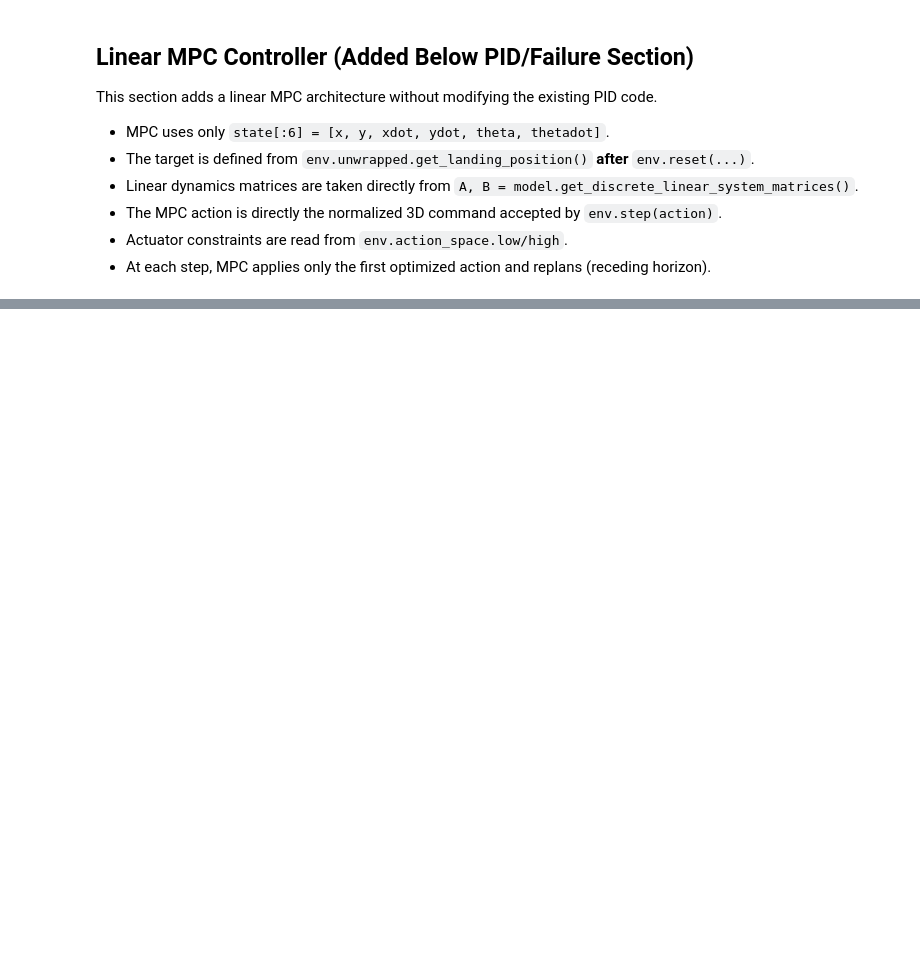
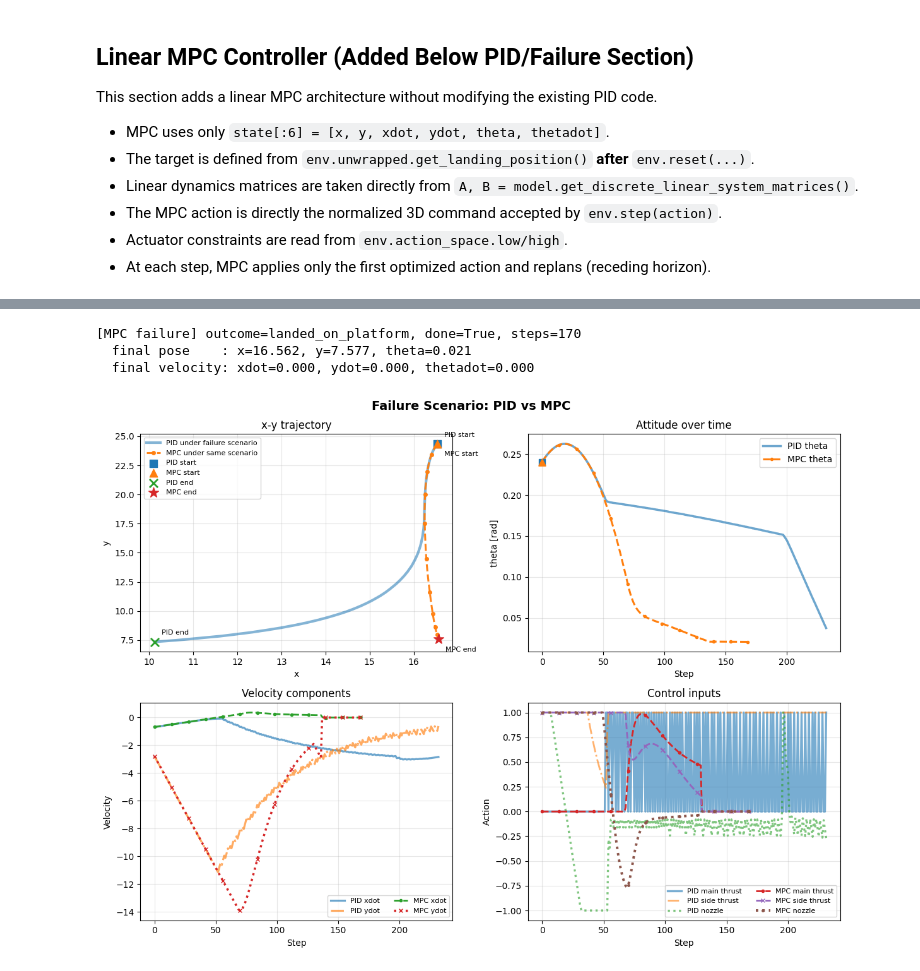
Before and after one commit to Kl51Chris/Personal-CodeBase-Control-Robotics-and-etc., a Jupyter notebook: ECE821/rocket_lander_2026.ipynb, the cells around one changed output, grey strips where cells are left out. Cells and saved outputs as stored; diff of their text form; code cells hidden in the pictures; blank space fills up the shorter version.

```diff
--- a/ECE821/rocket_lander_2026.ipynb
+++ b/ECE821/rocket_lander_2026.ipynb
@@ -911,24 +957,19 @@ def run_mpc_simulation(
 # Reuse existing PID failure args if present; otherwise replace placeholder below.
 if "proposed_failure_args" in globals():
     mpc_failure_env_args = proposed_failure_args
-elif "failure_env_args" in globals():
-    mpc_failure_env_args = failure_env_args
+    print("proposed_failure_args:")
+    print(proposed_failure_args)
 else:
     # Replace this with the same env_args used for the PID failure scenario.
     mpc_failure_env_args = {}
 
 # Example run (easy to comment out if not needed):
-# mpc_failure_result = run_mpc_simulation(
-#     env_args=mpc_failure_env_args,
-#     model=model,
-#     max_steps=2000,
-#     seed=0,
-#     horizon=25,
-#     theta_max=0.6,
-#     video_prefix="mpc_failure_trial",
-# )
-
-# Optional existing helpers (uncomment if desired and compatible with your keys):
-# summarize_run("MPC failure", mpc_failure_result)
-# plot_pid_comparison(failure_result, mpc_failure_result)
-# show_video("mpc_failure_trial")
+mpc_failure_result = run_mpc_simulation(
+    env_args=mpc_failure_env_args,
+    model=model,
+    max_steps=2000,
+    seed=0,
+    horizon=25,
+    theta_max=0.6,
+    video_prefix="mpc_failure_trial",
+)
@@ -934,0 +989,12 @@ else:
+# %%
+mpc_failure_result["outcome"] = _classify_outcome(
+    mpc_failure_result["done"],
+    mpc_failure_result["info"] if isinstance(mpc_failure_result.get("info"), dict) else {},
+    mpc_failure_result["final_state"],
+    mpc_failure_result["landing_position"],
+)
+summarize_run("MPC failure", mpc_failure_result)
+# %% [output]
+[MPC failure] outcome=landed_on_platform, done=True, steps=170
+  final pose    : x=16.562, y=7.577, theta=0.021
+  final velocity: xdot=0.000, ydot=0.000, thetadot=0.000
@@ -934,0 +1275,4 @@ else:
+# %%
+plot_failure_comparison(pid_result=failure_result,mpc_result=mpc_failure_result,)
+# %% [output]
+[figure, added]
```
Also changed, not shown: parts of 12 cells of this notebook.
